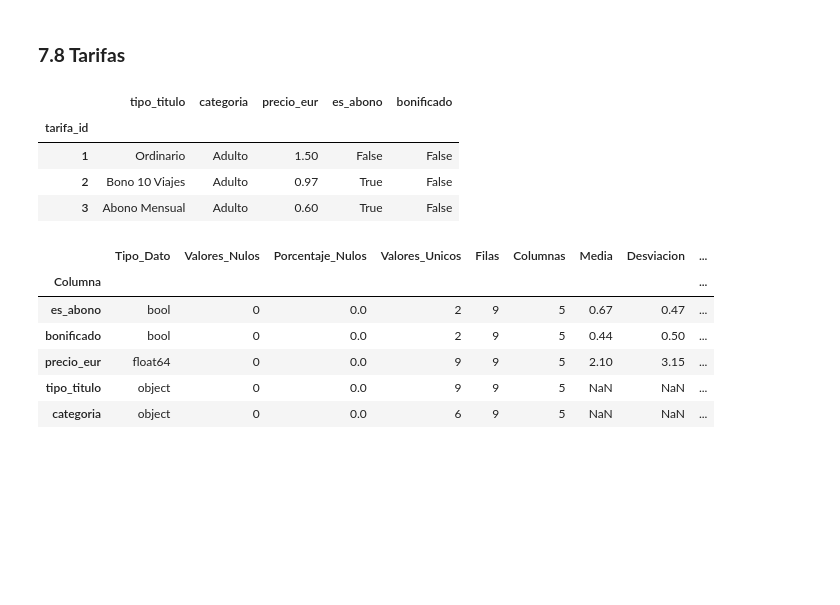
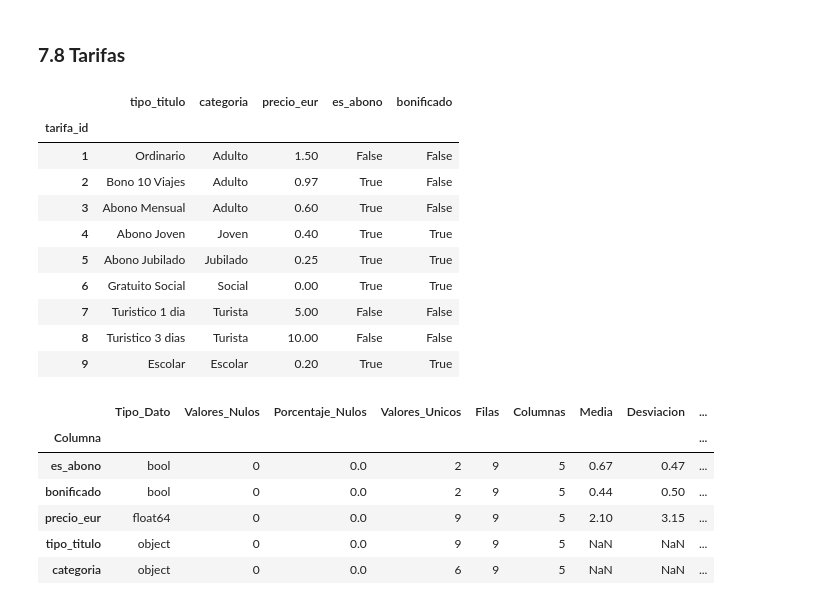
Before and after one commit to Arevaliis/metrobus-data-analytics, a Jupyter notebook: 01_eda.ipynb, the cells around one changed output. Drawn from its saved outputs; the diff is of its cells as text; code cells hidden in the pictures; blank space fills up the shorter version.

```diff
--- a/01_eda.ipynb
+++ b/01_eda.ipynb
@@ -454,13 +525,19 @@ df_paradas_metadatos
 # %% [markdown]
 ### **7.8 Tarifas**
 # %%
-df_tarifas.head(3)
+df_tarifas.head(9)
 # %% [output]
 |  | tipo_titulo | categoria | precio_eur | es_abono | bonificado |
 | tarifa_id |  |  |  |  |  |
 | 1 | Ordinario | Adulto | 1.50 | False | False |
 | 2 | Bono 10 Viajes | Adulto | 0.97 | True | False |
 | 3 | Abono Mensual | Adulto | 0.60 | True | False |
+| 4 | Abono Joven | Joven | 0.40 | True | True |
+| 5 | Abono Jubilado | Jubilado | 0.25 | True | True |
+| 6 | Gratuito Social | Social | 0.00 | True | True |
+| 7 | Turistico 1 dia | Turista | 5.00 | False | False |
+| 8 | Turistico 3 dias | Turista | 10.00 | False | False |
+| 9 | Escolar | Escolar | 0.20 | True | True |
 # %%
 df_tarifas_metadatos = crear_tabla_metadatos(df_tarifas)
 df_tarifas_metadatos
```
Also changed, not shown: parts of 29 cells of this notebook.
